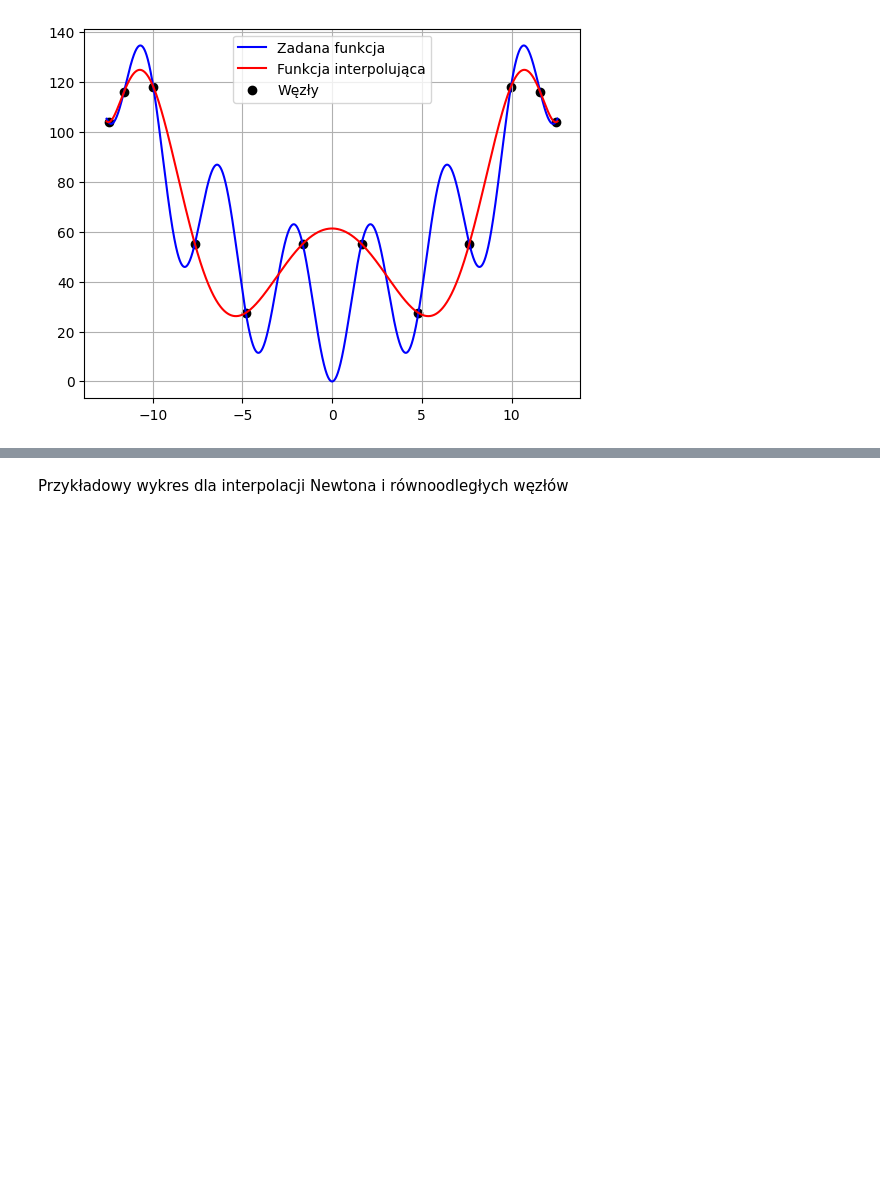
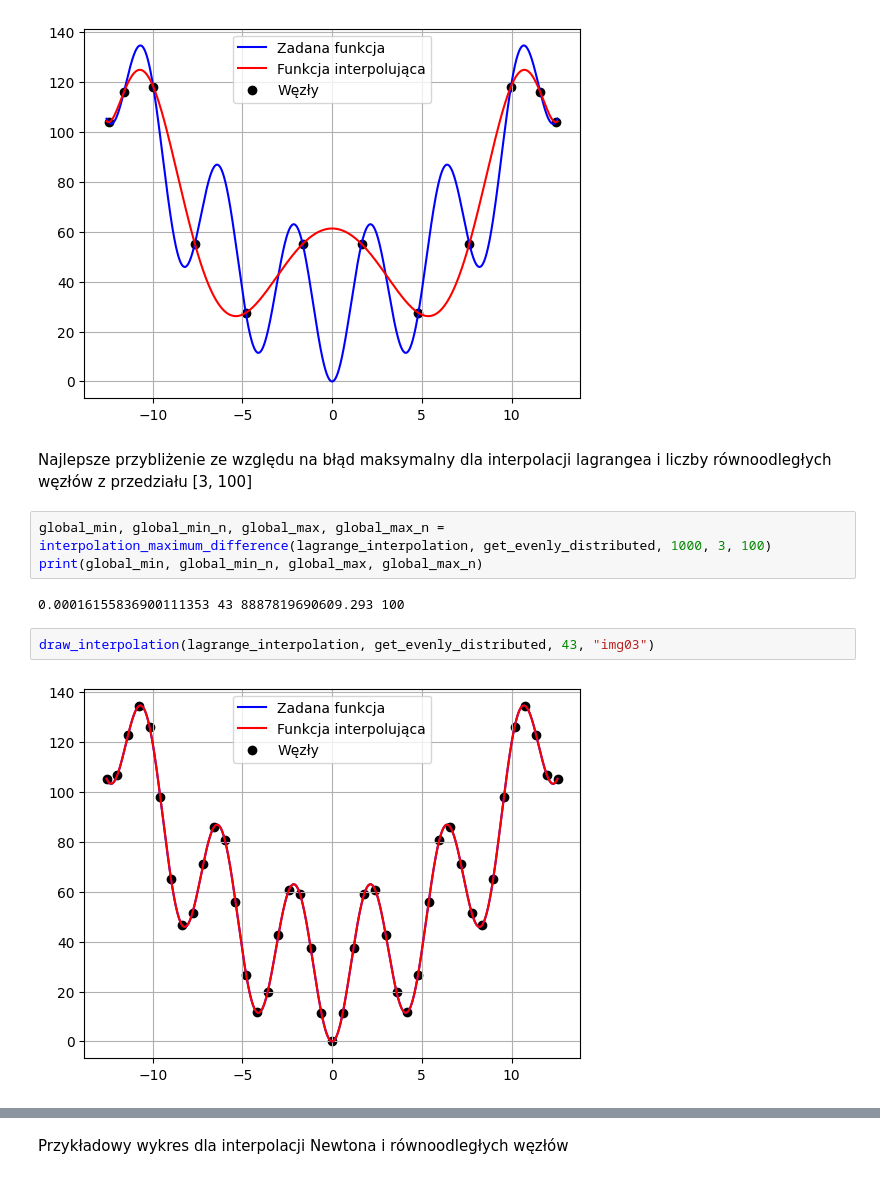
Before and after one commit to JakubFr4czek/MOwNiT, a Jupyter notebook: lab4c/fraczek_4c.ipynb, the cells around one changed output, grey strips where cells are left out. Drawn from its saved outputs; the diff is of its cells as text; blank space fills up the shorter version.

```diff
--- a/lab4c/fraczek_4c.ipynb
+++ b/lab4c/fraczek_4c.ipynb
@@ -275,3 +285,14 @@ Przykładowy wykres dla interpolacji lagrange'a i węzłów Czebyszewa
 draw_interpolation(lagrange_interpolation, get_chebyshev_nodes, 12, "img02")
 # %% [output]
 [figure]
+# %% [markdown]
+Najlepsze przybliżenie ze względu na błąd maksymalny dla interpolacji lagrangea i liczby równoodległych węzłów z przedziału [3, 100]
+# %%
+global_min, global_min_n, global_max, global_max_n = interpolation_maximum_difference(lagrange_interpolation, get_evenly_distributed, 1000, 3, 100)
+print(global_min, global_min_n, global_max, global_max_n)
+# %% [output]
+0.00016155836900111353 43 8887819690609.293 100
+# %%
+draw_interpolation(lagrange_interpolation, get_evenly_distributed, 43, "img03")
+# %% [output]
+[figure, added]
```
Also changed, not shown: parts of 9 cells of this notebook, 4 other files.
